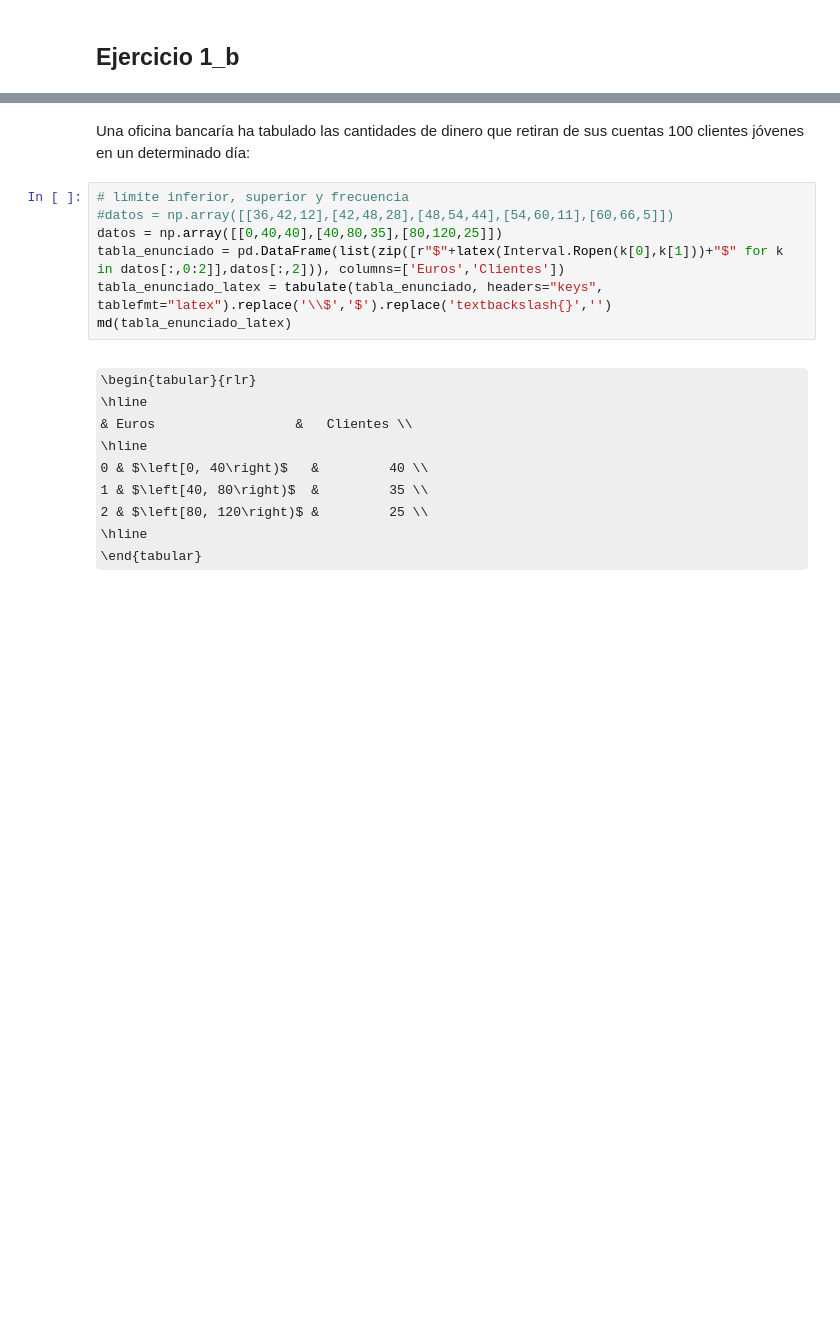
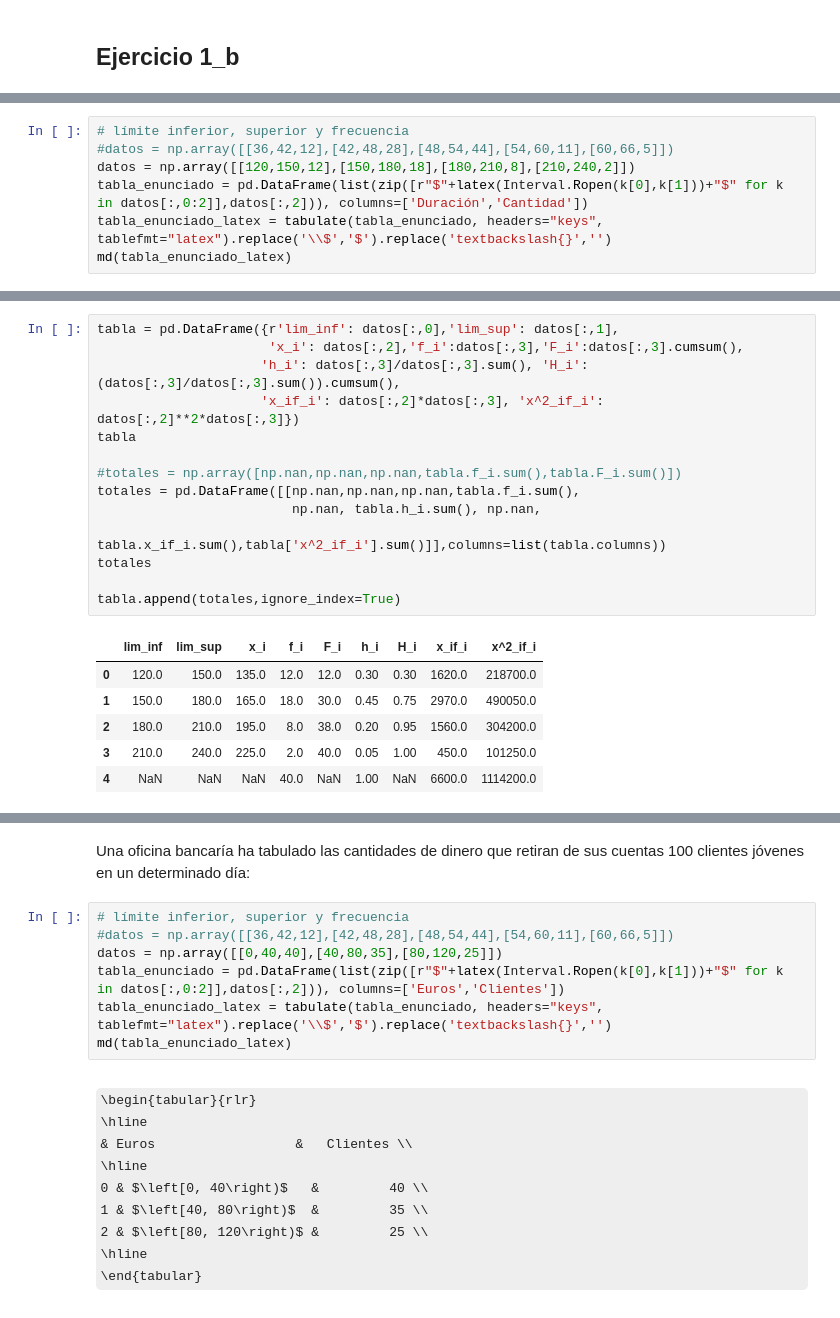
Before and after one commit to crdguez/mat1bac_ccss, a Jupyter notebook: notebooks/ejercicios de estadistica.ipynb, the cells around one changed output, grey strips where cells are left out. Cells and saved outputs as stored; diff of their text form; some formulas as TeX source; blank space fills up the shorter version.

```diff
--- a/notebooks/ejercicios de estadistica.ipynb
+++ b/notebooks/ejercicios de estadistica.ipynb
@@ -174,0 +203,7 @@ print({'valor':valor, 'N': N, 'L_i': L, 'f_i': f, 'F_{i-1}':F, 'C_i':C})
+# %%
+# límite inferior, superior y frecuencia
+#datos = np.array([[36,42,12],[42,48,28],[48,54,44],[54,60,11],[60,66,5]])
+datos = np.array([[120,150,12],[150,180,18],[180,210,8],[210,240,2]])
+tabla_enunciado = pd.DataFrame(list(zip([r"$"+latex(Interval.Ropen(k[0],k[1]))+"$" for k in datos[:,0:2]],datos[:,2])), columns=['Duración','Cantidad'])
+tabla_enunciado_latex = tabulate(tabla_enunciado, headers="keys", tablefmt="latex").replace('\\$','$').replace('textbackslash{}','')
+md(tabla_enunciado_latex)
@@ -174,0 +231,21 @@ print({'valor':valor, 'N': N, 'L_i': L, 'f_i': f, 'F_{i-1}':F, 'C_i':C})
+# %%
+tabla = pd.DataFrame({r'lim_inf': datos[:,0],'lim_sup': datos[:,1],
+                      'x_i': datos[:,2],'f_i':datos[:,3],'F_i':datos[:,3].cumsum(),
+                     'h_i': datos[:,3]/datos[:,3].sum(), 'H_i':(datos[:,3]/datos[:,3].sum()).cumsum(),
+                     'x_if_i': datos[:,2]*datos[:,3], 'x^2_if_i': datos[:,2]**2*datos[:,3]})
+tabla
+
+#totales = np.array([np.nan,np.nan,np.nan,tabla.f_i.sum(),tabla.F_i.sum()])
+totales = pd.DataFrame([[np.nan,np.nan,np.nan,tabla.f_i.sum(),
+                         np.nan, tabla.h_i.sum(), np.nan,
+                        tabla.x_if_i.sum(),tabla['x^2_if_i'].sum()]],columns=list(tabla.columns))
+totales
+
+tabla.append(totales,ignore_index=True)
+# %% [output]
+|  | lim_inf | lim_sup | x_i | f_i | F_i | h_i | H_i | x_if_i | x^2_if_i |
+| 0 | 120.0 | 150.0 | 135.0 | 12.0 | 12.0 | 0.30 | 0.30 | 1620.0 | 218700.0 |
+| 1 | 150.0 | 180.0 | 165.0 | 18.0 | 30.0 | 0.45 | 0.75 | 2970.0 | 490050.0 |
+| 2 | 180.0 | 210.0 | 195.0 | 8.0 | 38.0 | 0.20 | 0.95 | 1560.0 | 304200.0 |
+| 3 | 210.0 | 240.0 | 225.0 | 2.0 | 40.0 | 0.05 | 1.00 | 450.0 | 101250.0 |
+| 4 | NaN | NaN | NaN | 40.0 | NaN | 1.00 | NaN | 6600.0 | 1114200.0 |
```
Also changed, not shown: parts of 15 cells of this notebook, 7 other files.
